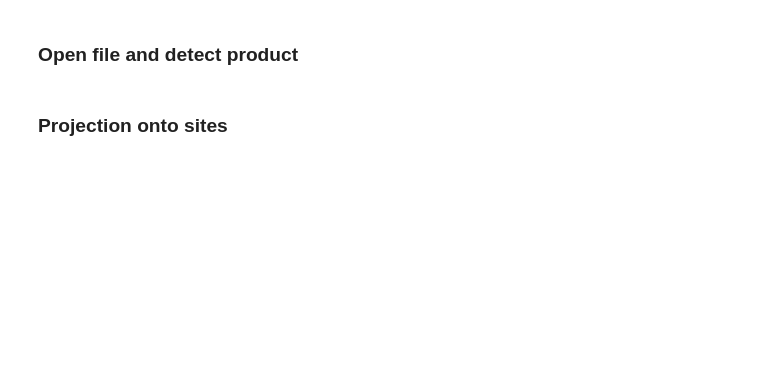
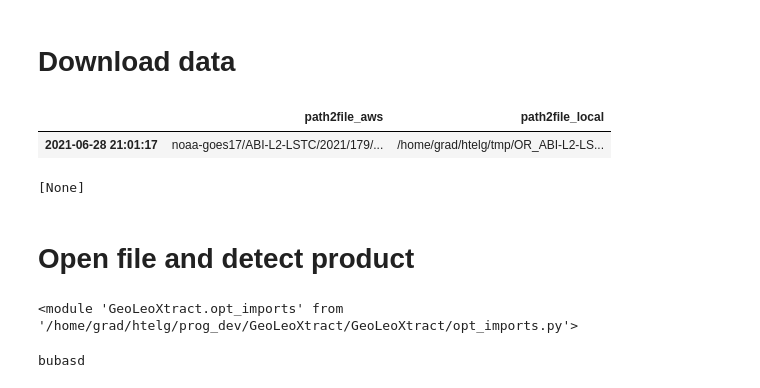
Before and after one commit to hagne/GeoLeoXtract, a Jupyter notebook: examples/example_basic.ipynb, the cells around one changed output. Drawn from its saved outputs; the diff is of its cells as text; code cells hidden in the pictures; blank space fills up the shorter version.

```diff
--- a/examples/example_basic.ipynb
+++ b/examples/example_basic.ipynb
@@ -7,7 +13,33 @@ import nesdis_aws.nesdis_aws as naws
+# %% [markdown]
+# Download data
+# %%
+query = glx.cloud_interface.AwsQuery(path2folder_local='/home/grad/htelg/tmp',
+                      satellite= 17, #16,
+                      product=f'ABI-L2-LST',#f'ABI-L2-AOD',
+                      scan_sector='C',
+                      start='2021-06-28 21:00:00',#'2020-09-13 18:00:00',
+                      end='2021-06-28 21:15:00',#'2020-09-13 18:15:00',
+                      process=None,
+                    )
+query.workplan
+# %% [output]
+|  | path2file_aws | path2file_local |
+| 2021-06-28 21:01:17 | noaa-goes17/ABI-L2-LSTC/2021/179/... | /home/grad/htelg/tmp/OR_ABI-L2-LS... |
+# %%
+query.download()
+# %% [output]
+[None]
 # %% [markdown]
-### Open file and detect product
+# Open file and detect product
+# %%
+reload(glx)
+reload(glx.satlab)
+reload(glx.opt_imports)
+# %% [output]
+<module 'GeoLeoXtract.opt_imports' from '/home/grad/htelg/prog_dev/GeoLeoXtract/GeoLeoXtract/opt_imports.py'>
 # %%
-p2f = pl.Path('/nfs/stu3data2/Satellite_data/goes/16/ABI_L2_AOD/OR_ABI-L2-AODC-M3_G16_s20171730422128_e20171730424501_c20171730428153.nc')
-sp = ngs.open_file(p2f)
+p2f = pl.Path('/home/grad/htelg/tmp/OR_ABI-L2-AODC-M6_G16_s20202571801154_e20202571803527_c20202571806364.nc')
+p2f = pl.Path('/home/grad/htelg/tmp/OR_ABI-L2-LSTC-M6_G17_s20211792101177_e20211792103550_c20211792104307.nc')
+sp = glx.satlab.open_file(p2f)
+# %% [output]
+bubasd
-# %% [markdown]
-### Projection onto sites
```
Also changed, not shown: parts of 21 cells of this notebook, 17 other files.
